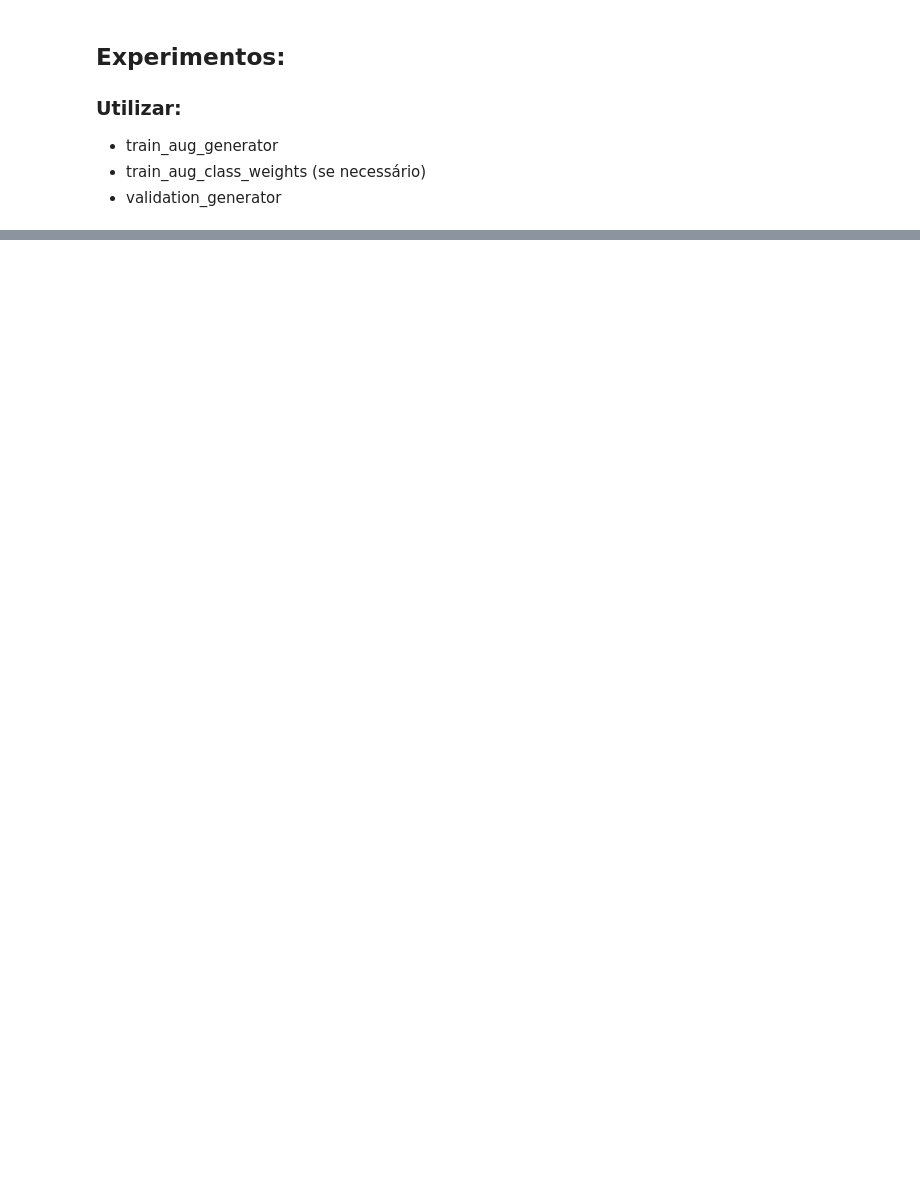
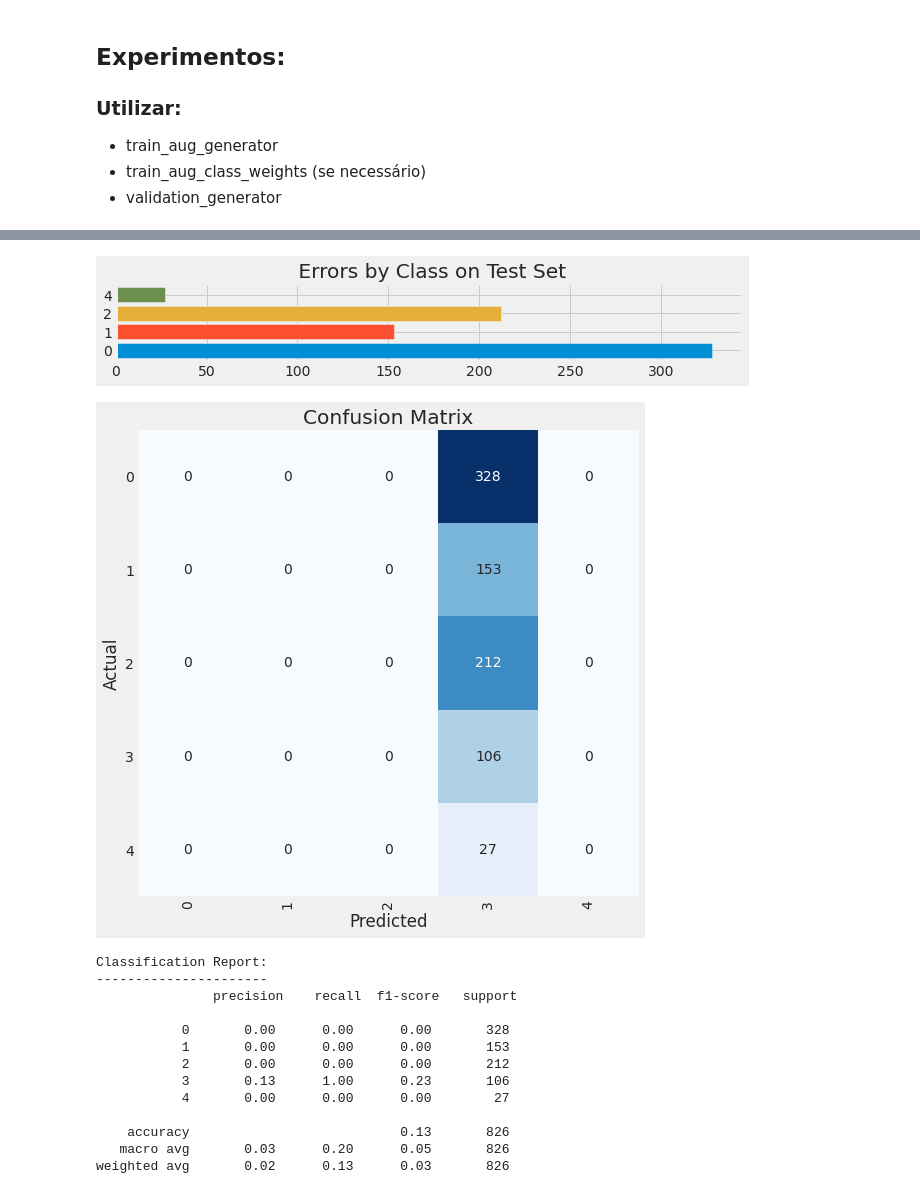
Before and after one commit to mauriciosobrinho/mdc-unicamp-final-project, a Jupyter notebook: jupyter_notebook/Trabalho_final_2nd.ipynb, the cells around one changed output, grey strips where cells are left out. Saved outputs shown, nothing was run; the diff lists cells and outputs as text; code cells hidden in the pictures; blank space fills up the shorter version.

```diff
--- a/jupyter_notebook/Trabalho_final_2nd.ipynb
+++ b/jupyter_notebook/Trabalho_final_2nd.ipynb
@@ -502 +820,21 @@ print('Valid acc:', score[1])
+# %%
+print_code=0
+preds=frozen_model.predict(validation_generator)
+print_info( validation_generator, preds, print_code, save_dir, subject )
+# %% [output]
+[figure, added]
+[figure, added]
+Classification Report:
+----------------------
+               precision    recall  f1-score   support
+
+           0       0.00      0.00      0.00       328
+           1       0.00      0.00      0.00       153
+           2       0.00      0.00      0.00       212
+           3       0.13      1.00      0.23       106
+           4       0.00      0.00      0.00        27
+
+    accuracy                           0.13       826
+   macro avg       0.03      0.20      0.05       826
+weighted avg       0.02      0.13      0.03       826
 # %% [markdown]
```
Also changed, not shown: parts of 81 cells of this notebook.
